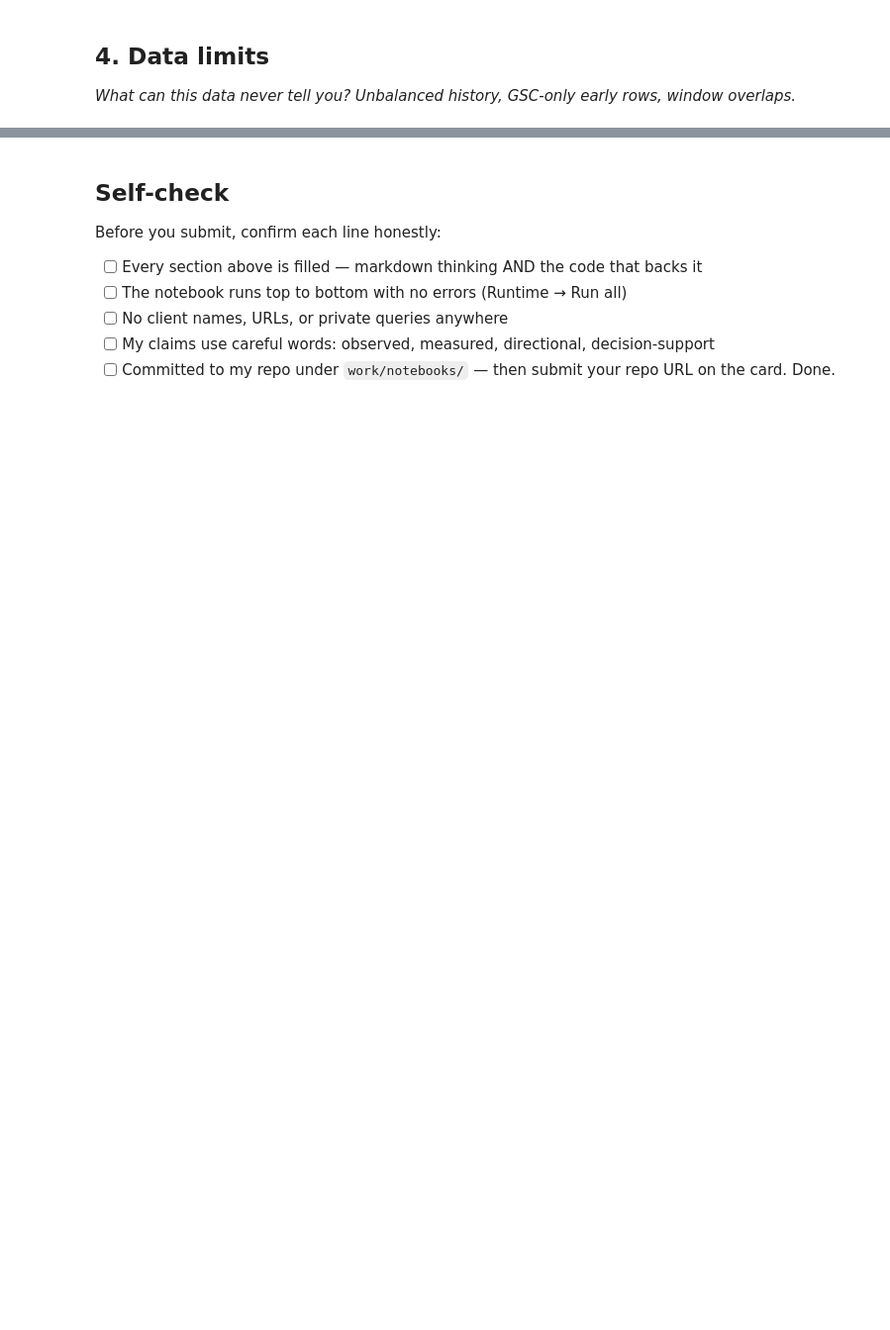
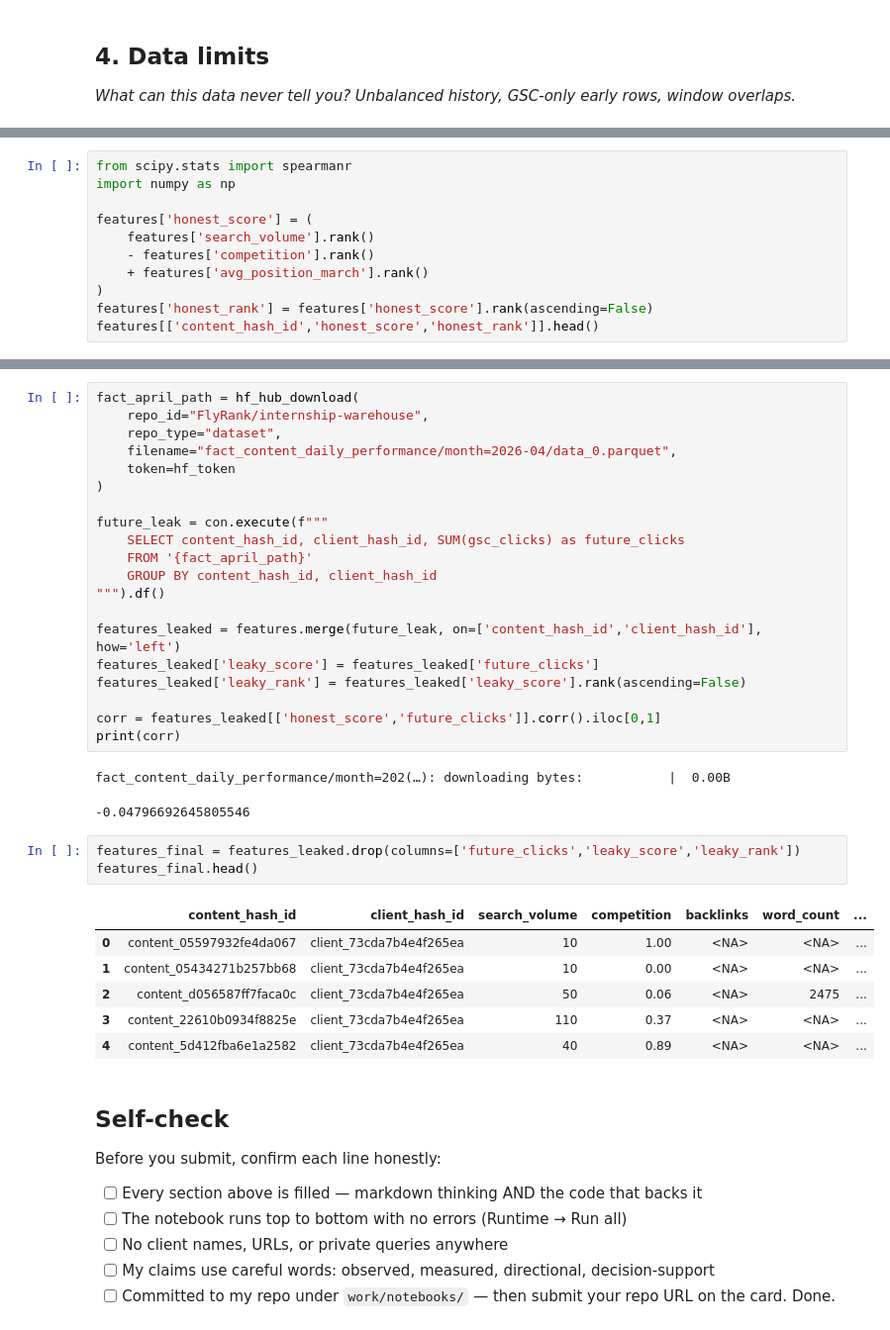
Before and after one commit to abbottabad123/flyrank-ml-track, a Jupyter notebook: work/notebooks/w03_data_contract.ipynb, the cells around one changed output, grey strips where cells are left out. Shown at 99% size. Cells and saved outputs as stored; diff of their text form; blank space fills up the shorter version.

```diff
--- a/work/notebooks/w03_data_contract.ipynb
+++ b/work/notebooks/w03_data_contract.ipynb
@@ -36,0 +119,11 @@ This skeleton is yours to fill. Work the sections **in order** — each one has
+# %%
+from scipy.stats import spearmanr
+import numpy as np
+
+features['honest_score'] = (
+    features['search_volume'].rank()
+    - features['competition'].rank()
+    + features['avg_position_march'].rank()
+)
+features['honest_rank'] = features['honest_score'].rank(ascending=False)
+features[['content_hash_id','honest_score','honest_rank']].head()
@@ -37,3 +137,36 @@ This skeleton is yours to fill. Work the sections **in order** — each one has
+# %%
+fact_april_path = hf_hub_download(
+    repo_id="FlyRank/internship-warehouse",
+    repo_type="dataset",
+    filename="fact_content_daily_performance/month=2026-04/data_0.parquet",
+    token=hf_token
+)
+
+future_leak = con.execute(f"""
+    SELECT content_hash_id, client_hash_id, SUM(gsc_clicks) as future_clicks
+    FROM '{fact_april_path}'
+    GROUP BY content_hash_id, client_hash_id
+""").df()
+
+features_leaked = features.merge(future_leak, on=['content_hash_id','client_hash_id'], how='left')
+features_leaked['leaky_score'] = features_leaked['future_clicks']
+features_leaked['leaky_rank'] = features_leaked['leaky_score'].rank(ascending=False)
+
+corr = features_leaked[['honest_score','future_clicks']].corr().iloc[0,1]
+print(corr)
+# %% [output]
+fact_content_daily_performance/month=202(…): downloading bytes:           |  0.00B
+-0.04796692645805546
+# %%
+features_final = features_leaked.drop(columns=['future_clicks','leaky_score','leaky_rank'])
+features_final.head()
+# %% [output]
+|  | content_hash_id | client_hash_id | search_volume | competition | backlinks | word_count | ... |
+| 0 | content_05597932fe4da067 | client_73cda7b4e4f265ea | 10 | 1.00 | <NA> | <NA> | ... |
+| 1 | content_05434271b257bb68 | client_73cda7b4e4f265ea | 10 | 0.00 | <NA> | <NA> | ... |
+| 2 | content_d056587ff7faca0c | client_73cda7b4e4f265ea | 50 | 0.06 | <NA> | 2475 | ... |
+| 3 | content_22610b0934f8825e | client_73cda7b4e4f265ea | 110 | 0.37 | <NA> | <NA> | ... |
+| 4 | content_5d412fba6e1a2582 | client_73cda7b4e4f265ea | 40 | 0.89 | <NA> | <NA> | ... |
 # %% [markdown]
 ## Self-check
 
```
Also changed, not shown: parts of 11 cells of this notebook.
